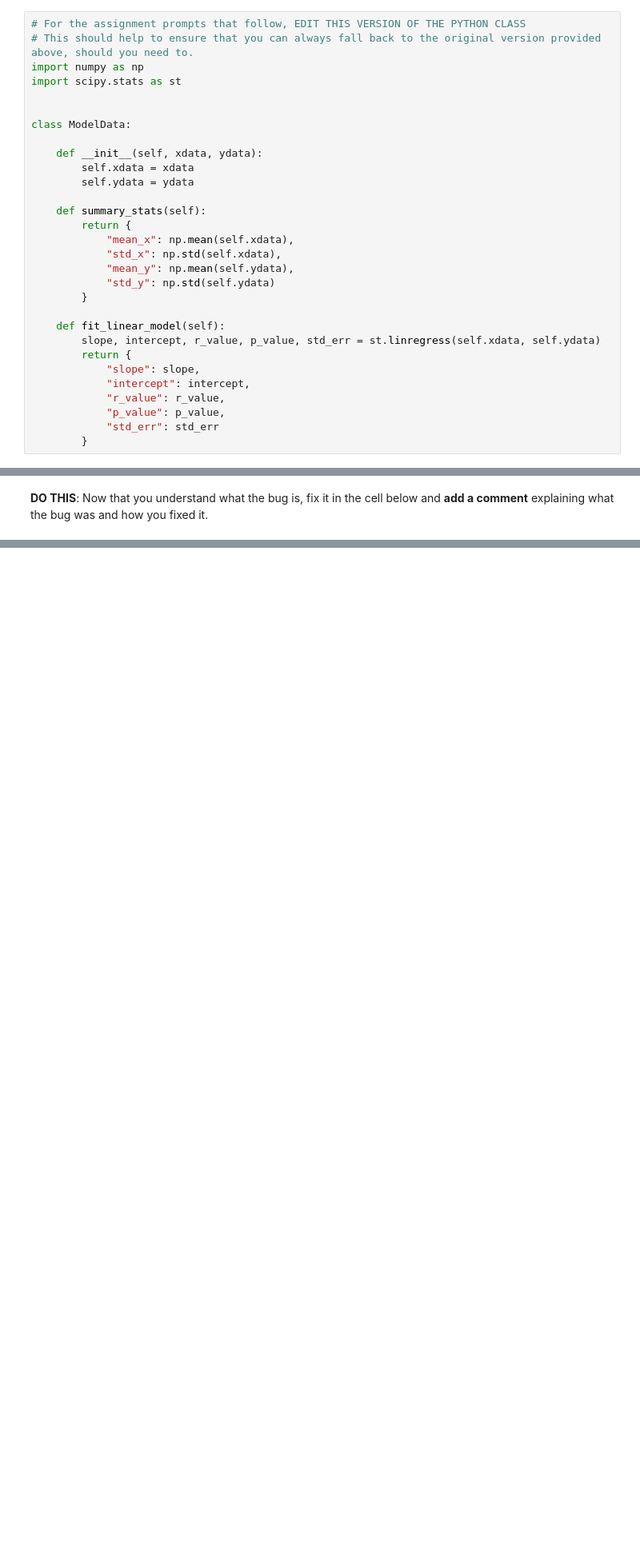
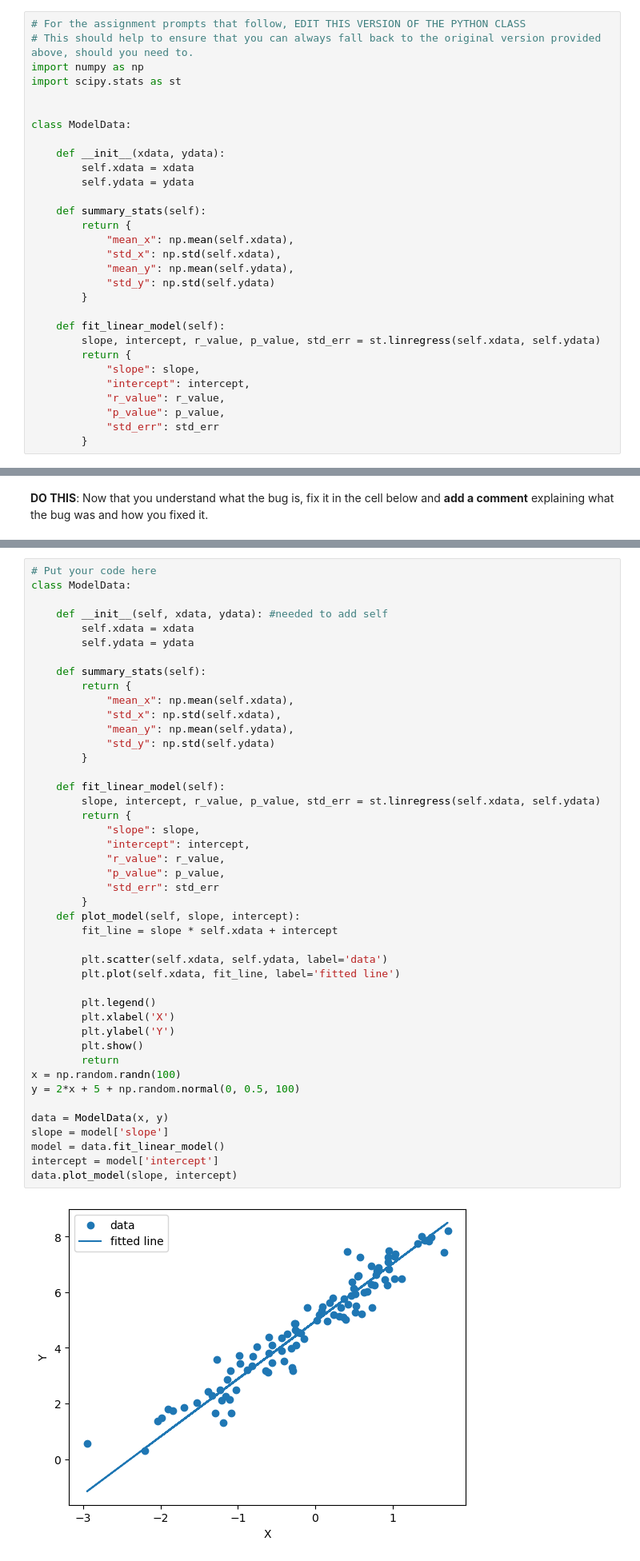
Before and after one commit to Freddy4550/CMSE202-s24-turnin, a Jupyter notebook: hw-01/HW-01_GitPracticeDebuggingPythonPackagesAndClasses-STUDENTvillalobos.ipynb, the cells around one changed output, grey strips where cells are left out. Shown: that part at 80% size. Drawn from its saved outputs; the diff is of its cells as text; blank space fills up the shorter version.

```diff
--- a/hw-01/HW-01_GitPracticeDebuggingPythonPackagesAndClasses-STUDENTvillalobos.ipynb
+++ b/hw-01/HW-01_GitPracticeDebuggingPythonPackagesAndClasses-STUDENTvillalobos.ipynb
@@ -562,7 +584,7 @@ import scipy.stats as st
 
 class ModelData:
 
-    def __init__(self, xdata, ydata):
+    def __init__(xdata, ydata):
         self.xdata = xdata
         self.ydata = ydata
 
@@ -618,3 +676,49 @@ If you need to write any code to explore the nature of the bug, please do so in
+# %%
+# Put your code here
+class ModelData:
+
+    def __init__(self, xdata, ydata): #needed to add self
+        self.xdata = xdata
+        self.ydata = ydata
+
+    def summary_stats(self):
+        return {
+            "mean_x": np.mean(self.xdata),
+            "std_x": np.std(self.xdata),
+            "mean_y": np.mean(self.ydata),
+            "std_y": np.std(self.ydata)
+        }
+
+    def fit_linear_model(self):
+        slope, intercept, r_value, p_value, std_err = st.linregress(self.xdata, self.ydata)
+        return {
+            "slope": slope,
+            "intercept": intercept,
+            "r_value": r_value,
+            "p_value": p_value,
+            "std_err": std_err
+        }
+    def plot_model(self, slope, intercept):
+        fit_line = slope * self.xdata + intercept
+
+        plt.scatter(self.xdata, self.ydata, label='data')
+        plt.plot(self.xdata, fit_line, label='fitted line')
+
+        plt.legend()
+        plt.xlabel('X')
+        plt.ylabel('Y')
+        plt.show()
+        return
+x = np.random.randn(100)
+y = 2*x + 5 + np.random.normal(0, 0.5, 100)
+
+data = ModelData(x, y)
+slope = model['slope']
+model = data.fit_linear_model()
+intercept = model['intercept']
+data.plot_model(slope, intercept)
+# %% [output]
+[figure, added]
 # %% [markdown]
 &#9989; **Question 5.3 (3 points)**: Create a new class method called `predict` that predicts and returns the model prediction for a given input value $x$. You should be able to use the `fit_linear_model` method and the keys `slope` and `intercept` in the dictionary to help you with this.
 
```
Also changed, not shown: parts of 28 cells of this notebook, 4 other files.
